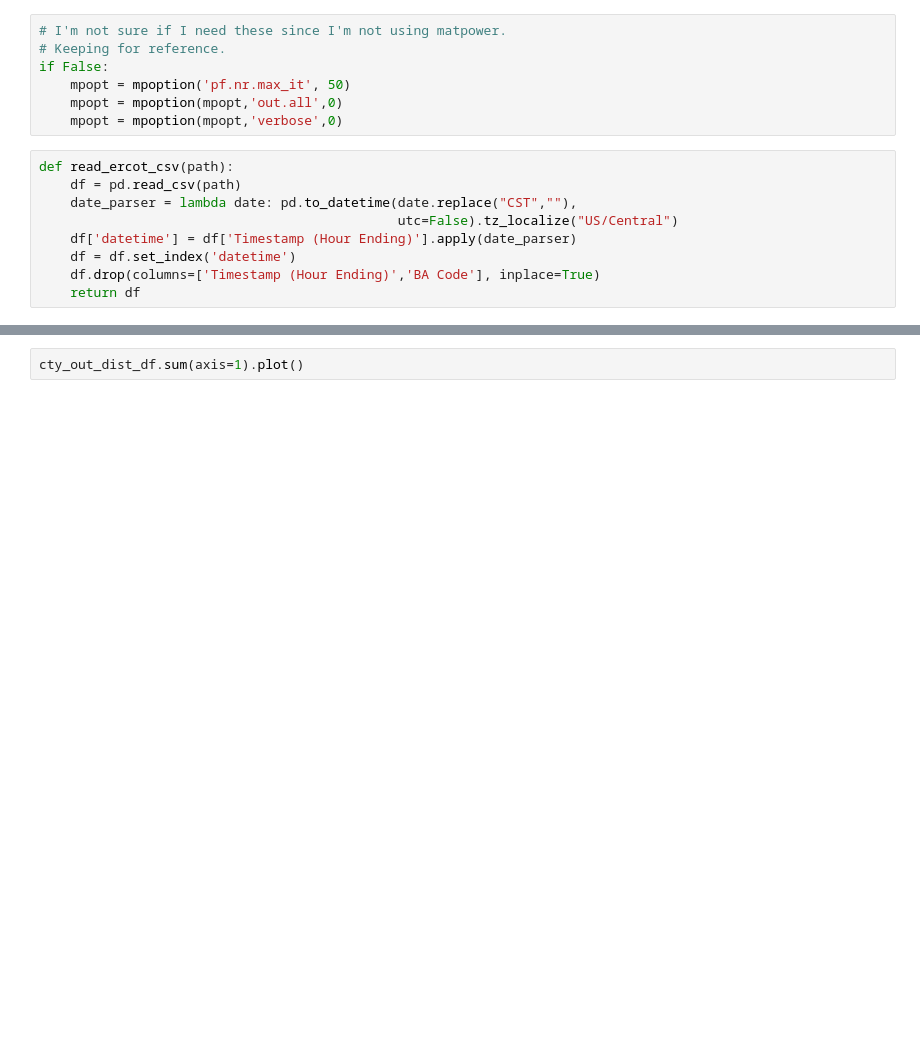
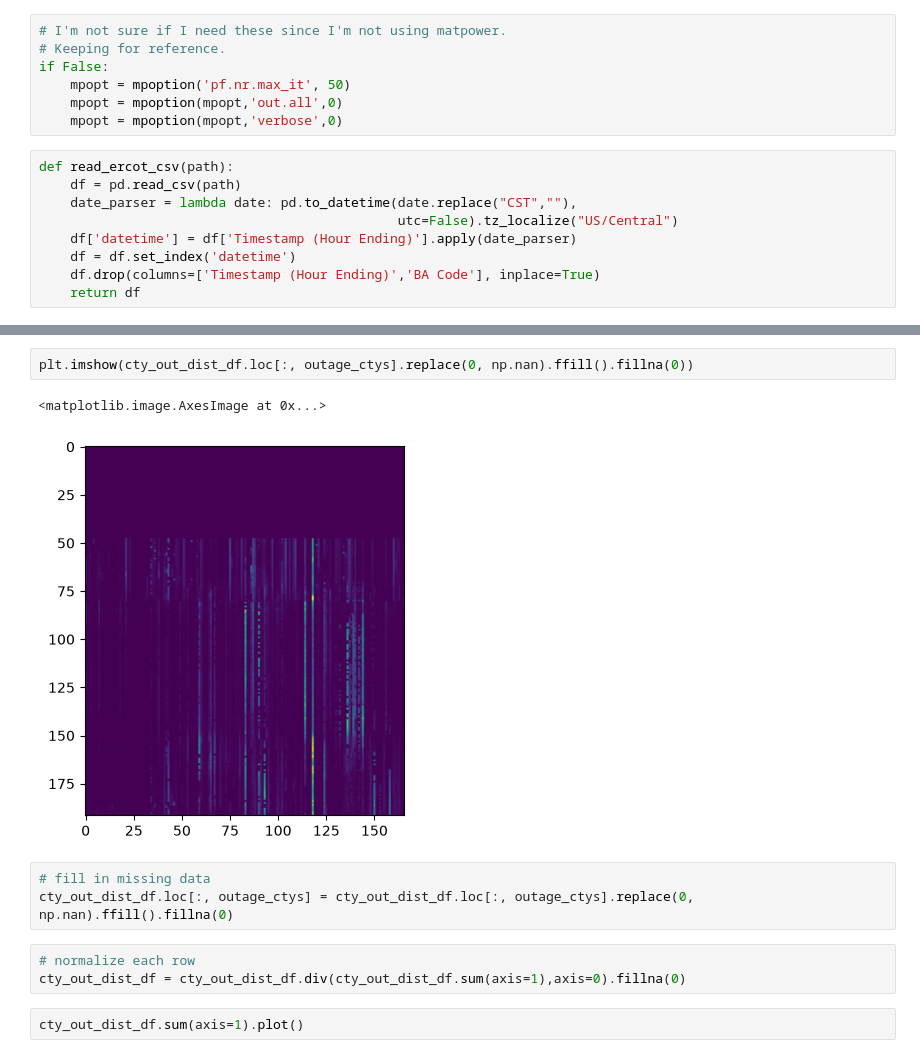
Before and after one commit to samgdotson/energy-lab, a Jupyter notebook: 2021-TX-Power-Outage/notebooks/code-replicate.ipynb, the cells around one changed output, grey strips where cells are left out. Drawn from its saved outputs; the diff is of its cells as text; blank space fills up the shorter version.

```diff
--- a/2021-TX-Power-Outage/notebooks/code-replicate.ipynb
+++ b/2021-TX-Power-Outage/notebooks/code-replicate.ipynb
@@ -106,3 +127,14 @@ cty_out_dist_df.shape
+# %%
+plt.imshow(cty_out_dist_df.loc[:, outage_ctys].replace(0, np.nan).ffill().fillna(0))
+# %% [output]
+<matplotlib.image.AxesImage at 0x...>
+[figure, added]
+# %%
+# fill in missing data
+cty_out_dist_df.loc[:, outage_ctys] = cty_out_dist_df.loc[:, outage_ctys].replace(0, np.nan).ffill().fillna(0)
+# %%
+# normalize each row
+cty_out_dist_df = cty_out_dist_df.div(cty_out_dist_df.sum(axis=1),axis=0).fillna(0)
 # %%
 cty_out_dist_df.sum(axis=1).plot()
 # %% [output]
```
Also changed, not shown: parts of 10 cells of this notebook.
